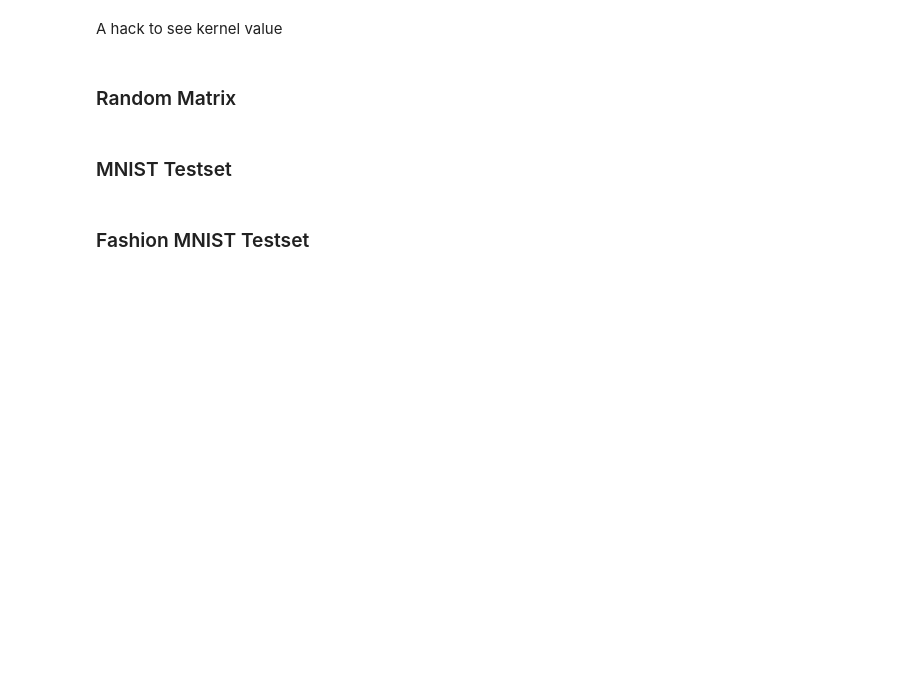
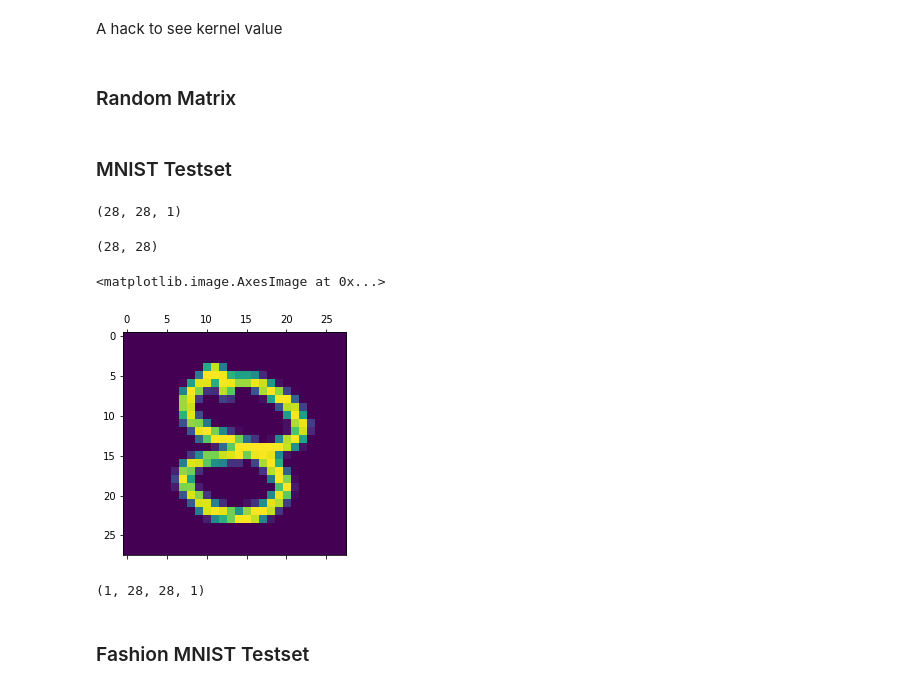
Before and after one commit to choonkiattay/Tensorflow_Image_Classification, a Jupyter notebook: VisualizationNotebook.ipynb, the cells around one changed output. Cells and saved outputs as stored; diff of their text form; code cells hidden in the pictures; blank space fills up the shorter version.

```diff
--- a/VisualizationNotebook.ipynb
+++ b/VisualizationNotebook.ipynb
@@ -158,11 +164,20 @@ target_img = test_data[261]
+# %%
+target_img_mnist = test_data[268]
 # %%
-target_img.shape
+target_img_mnist.shape
+# %% [output]
+(28, 28, 1)
 # %%
-test_data_tp = np.transpose(target_img, (1,0,2))
+test_data_tp_mnist = np.transpose(target_img_mnist, (1,0,2))
 # %%
-test_img = np.hstack(test_data_tp)
+test_img_mnist = np.hstack(test_data_tp_mnist)
 # %%
-test_img.shape
+test_img_mnist.shape
+# %% [output]
+(28, 28)
 # %%
-plt.matshow(test_img)
+plt.matshow(test_img_mnist)
+# %% [output]
+<matplotlib.image.AxesImage at 0x...>
+[figure, added]
 # %%
@@ -170,4 +185,6 @@ img_tensor = np.expand_dims(target_img, axis=0)
 # %%
-img_tensor.shape
+img_tensor_mnist.shape
+# %% [output]
+(1, 28, 28, 1)
 # %% [markdown]
 ### Fashion MNIST Testset
```
Also changed, not shown: parts of 38 cells of this notebook, 3 other files.
